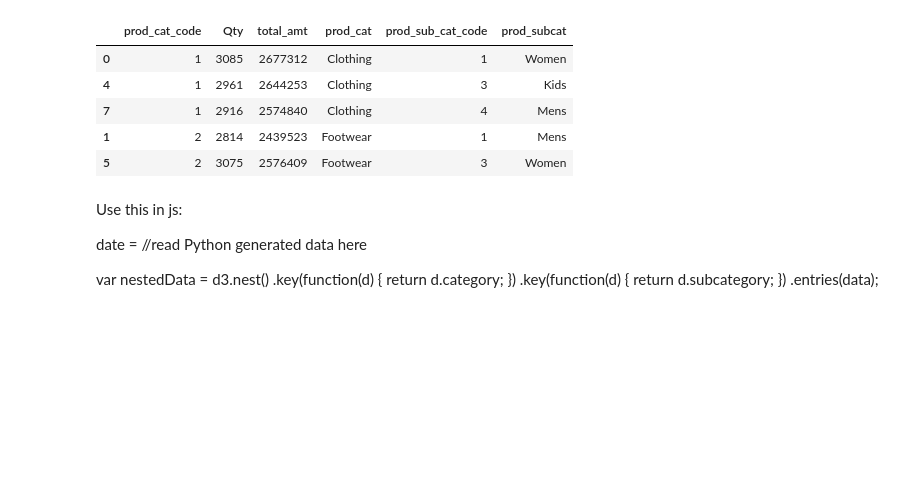
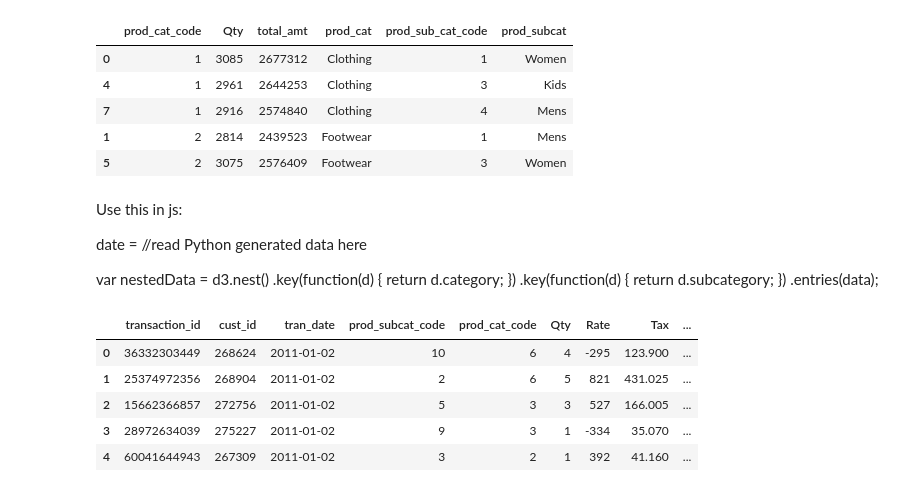
Before and after one commit to AlessandraMonaco/Visual-Analytics, a Jupyter notebook: src/app.ipynb, the cells around one changed output. Saved outputs shown, nothing was run; the diff lists cells and outputs as text; code cells hidden in the pictures; blank space fills up the shorter version.

```diff
--- a/src/app.ipynb
+++ b/src/app.ipynb
@@ -95,3 +100,12 @@ var nestedData = d3.nest()
  .key(function(d) { return d.category; })
  .key(function(d) { return d.subcategory; })
  .entries(data);
+# %%
+data.head()
+# %% [output]
+|  | transaction_id | cust_id | tran_date | prod_subcat_code | prod_cat_code | Qty | Rate | Tax | ... |
+| 0 | 36332303449 | 268624 | 2011-01-02 | 10 | 6 | 4 | -295 | 123.900 | ... |
+| 1 | 25374972356 | 268904 | 2011-01-02 | 2 | 6 | 5 | 821 | 431.025 | ... |
+| 2 | 15662366857 | 272756 | 2011-01-02 | 5 | 3 | 3 | 527 | 166.005 | ... |
+| 3 | 28972634039 | 275227 | 2011-01-02 | 9 | 3 | 1 | -334 | 35.070 | ... |
+| 4 | 60041644943 | 267309 | 2011-01-02 | 3 | 2 | 1 | 392 | 41.160 | ... |
```
Also changed, not shown: parts of 11 cells of this notebook, 8 other files.
